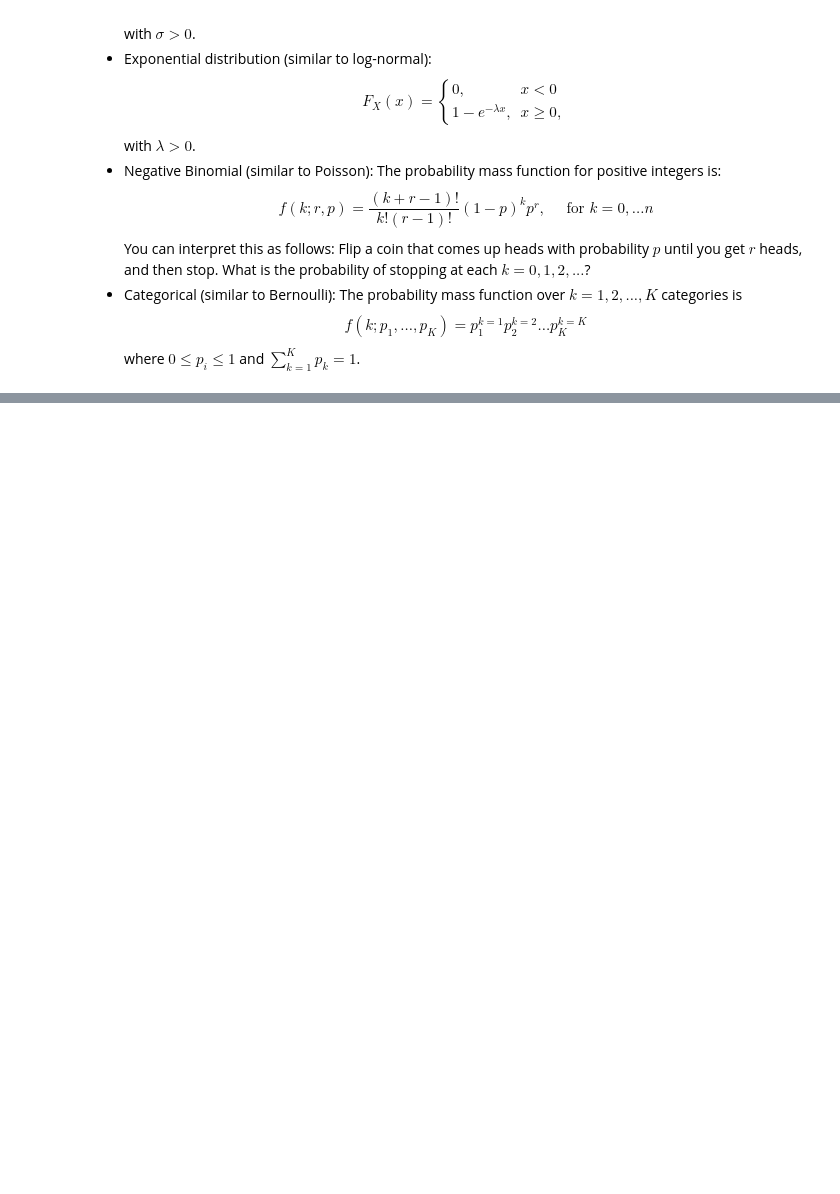
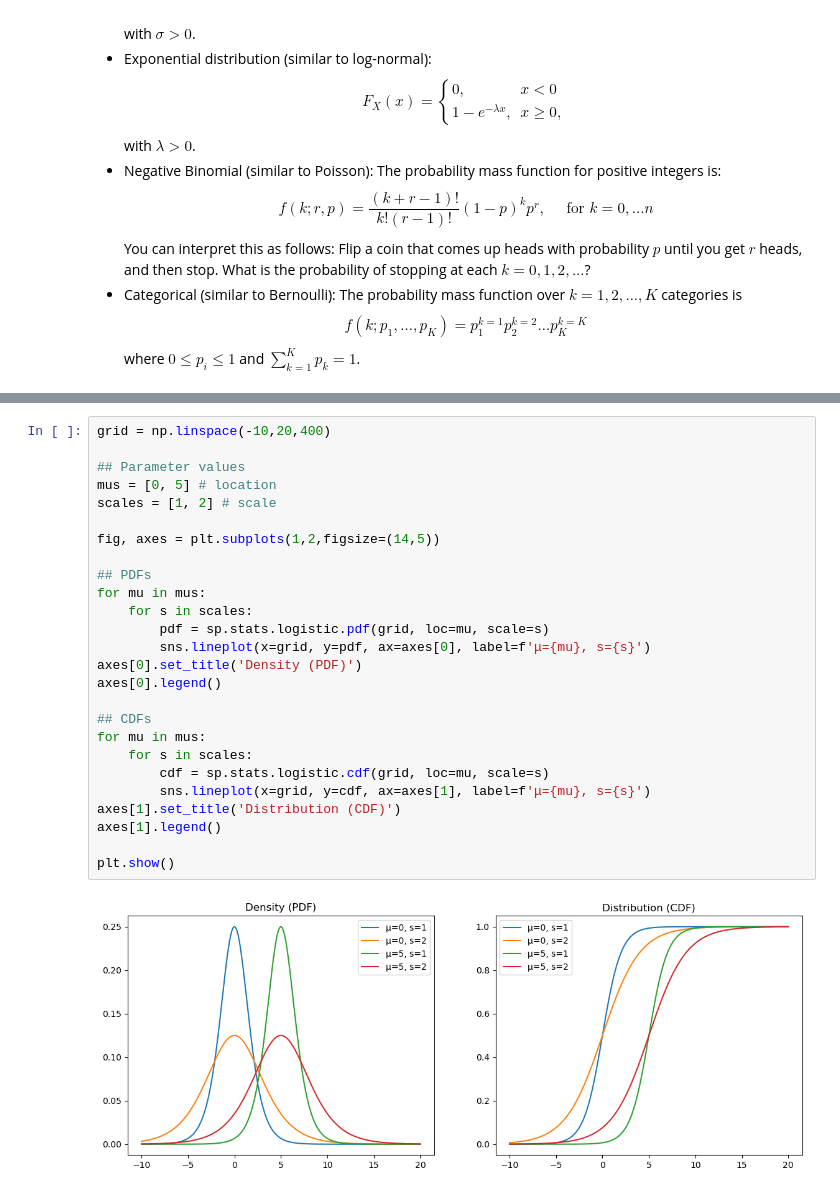
Before and after one commit to jacksonpkennedy/ds5030-assignment-6, a Jupyter notebook: assignment_6.ipynb, the cells around one changed output, grey strips where cells are left out. Drawn from its saved outputs; the diff is of its cells as text; blank space fills up the shorter version.

```diff
--- a/assignment_6.ipynb
+++ b/assignment_6.ipynb
@@ -501,0 +515,28 @@ where $0 \le p_i \le 1$ and $ \sum_{k=1}^K p_k = 1$.
+# %%
+grid = np.linspace(-10,20,400)
+
+## Parameter values
+mus = [0, 5] # location
+scales = [1, 2] # scale
+
+fig, axes = plt.subplots(1,2,figsize=(14,5))
+
+## PDFs
+for mu in mus:
+    for s in scales:
+        pdf = sp.stats.logistic.pdf(grid, loc=mu, scale=s)
+        sns.lineplot(x=grid, y=pdf, ax=axes[0], label=f'μ={mu}, s={s}')
+axes[0].set_title('Density (PDF)')
+axes[0].legend()
+
+## CDFs
+for mu in mus:
+    for s in scales:
+        cdf = sp.stats.logistic.cdf(grid, loc=mu, scale=s)
+        sns.lineplot(x=grid, y=cdf, ax=axes[1], label=f'μ={mu}, s={s}')
+axes[1].set_title('Distribution (CDF)')
+axes[1].legend()
+
+plt.show()
+# %% [output]
+[figure, added]
```
Also changed, not shown: parts of 5 cells of this notebook.
